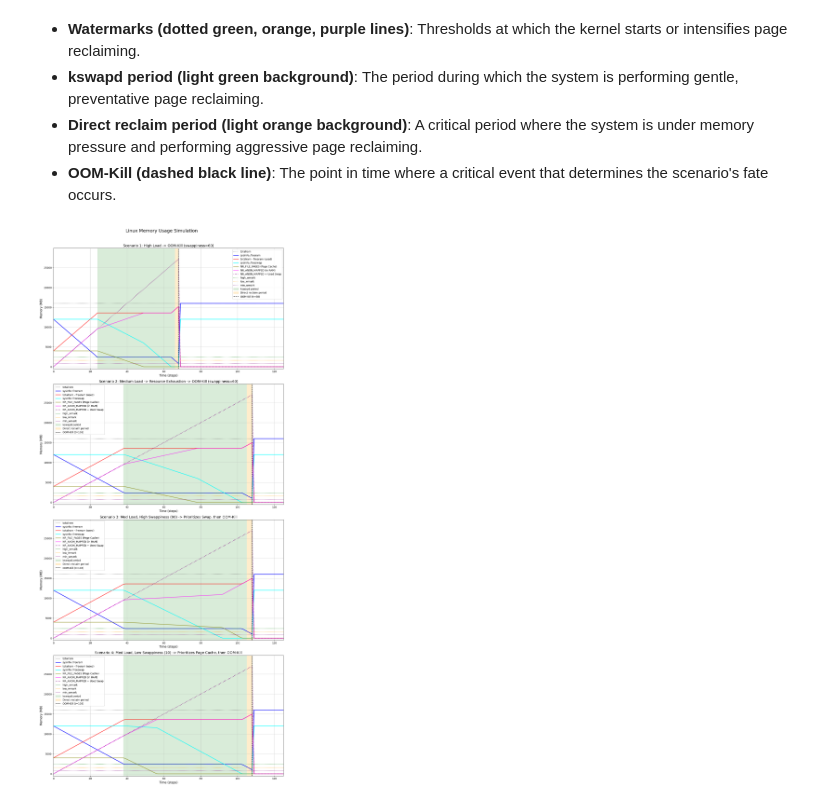
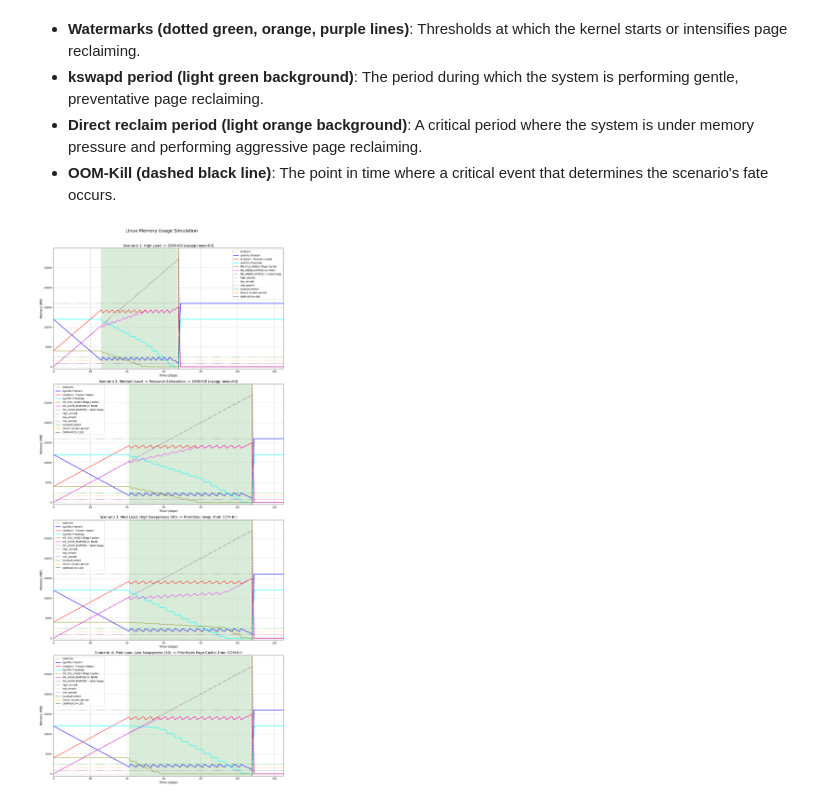
Before and after one commit to takayuki-nagata/Linux_Memory_Management_Simulation, a Jupyter notebook: Linux_Memory_Management_Simulation.ipynb, the cells around one changed output. Drawn from its saved outputs; the diff is of its cells as text; code cells hidden in the pictures.

Commit message:
fix(simulation): Align simulation logic with watermark documentation
This commit resolves the discrepancy between the simulation code and the documentation by implementing the corrected behavior for memory watermarks.

The simulation now correctly handles:
- Waking up `kswapd` when free memory hits the `low` watermark.
- Triggering direct reclaim when free memory falls below the `min` watermark.
- Stopping background reclaim once the `high` watermark is reached.

This completes the work started in the previous documentation update.

Assisted-by: Gemini

```diff
--- a/Linux_Memory_Management_Simulation.ipynb
+++ b/Linux_Memory_Management_Simulation.ipynb
@@ -123,17 +123,12 @@ def simulate_with_swappiness(
         swapped_out = 0
 
         # 2. Determine the required reclaim level based on the current pressure
-        if ram_after_gain < low_wmark:
-            tentative_reclaim_log = 2
-        elif ram_after_gain < high_wmark:
-            tentative_reclaim_log = 1
+        if ram_after_gain < min_wmark:
+            tentative_reclaim_log = 2 # Direct reclaim
+        elif ram_after_gain < low_wmark:
+            tentative_reclaim_log = 1 # kswapd / background reclaim
         else:
-            tentative_reclaim_log = 0
-
-        # Make the direct reclaim state "sticky": if we were already in direct reclaim,
-        # and haven't recovered above the high watermark, keep reclaiming.
-        if reclaim_log[t-1] == 2 and ram_after_gain < high_wmark:
-            tentative_reclaim_log = 2
+            tentative_reclaim_log = 0 # No reclaim
 
         # 3. Reclaim pages based on swappiness
         if tentative_reclaim_log > 0:
@@ -252,31 +247,31 @@ BASE_PARAMS = {
 plt.rcParams['font.family'] = 'sans-serif'
 
 fig, (ax1, ax2, ax3, ax4) = plt.subplots(4, 1, figsize=(14, 32))
 fig.suptitle('Linux Memory Usage Simulation', fontsize=18)
 
 # --- Scenario Execution & Plotting ---
 # Scenario 1: High load -> OOM-Kill
 params1 = {**BASE_PARAMS, 'process_memory_gain': 400, 'swappiness': 60}
 data1 = simulate_with_swappiness(**params1)
 plot_with_swappiness(ax1, data1, 'Scenario 1: High Load -> OOM-Kill (swappiness=60)', params1)
 
 # Scenario 2: Medium load -> Resource exhaustion -> OOM-Kill
 params2 = {**BASE_PARAMS, 'process_memory_gain': 250, 'swappiness': 60}
 data2 = simulate_with_swappiness(**params2)
 plot_with_swappiness(ax2, data2, 'Scenario 2: Medium Load -> Resource Exhaustion -> OOM-Kill (swappiness=60)', params2)
 
 # Scenario 3: Medium load, high swappiness -> Prioritizes Swap, then OOM-Kill
 params3 = {**BASE_PARAMS, 'process_memory_gain': 250, 'swappiness': 90}
 data3 = simulate_with_swappiness(**params3)
 plot_with_swappiness(ax3, data3, 'Scenario 3: Med Load, High Swappiness (90) -> Prioritizes Swap, then OOM-Kill', params3)
 
 # Scenario 4: Medium load, low swappiness -> Prioritizes Page Cache, then OOM-Kill
 params4 = {**BASE_PARAMS, 'process_memory_gain': 250, 'swappiness': 10}
 data4 = simulate_with_swappiness(**params4)
 plot_with_swappiness(ax4, data4, 'Scenario 4: Med Load, Low Swappiness (10) -> Prioritizes Page Cache, then OOM-Kill', params4)
 
 plt.tight_layout(rect=[0, 0, 1, 0.97])
 plt.savefig("memory_simulation_en.png")
 plt.show()
 # %% [output]
-[figure, old version]
+[figure, new version]
```
